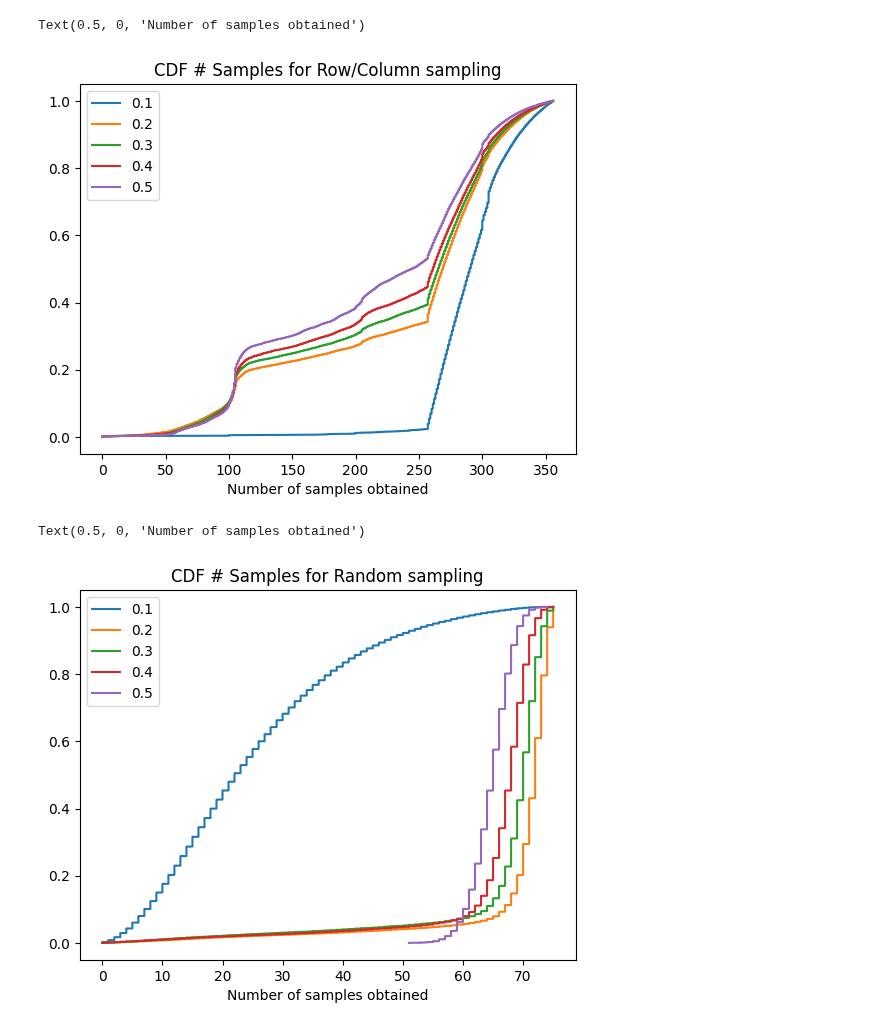
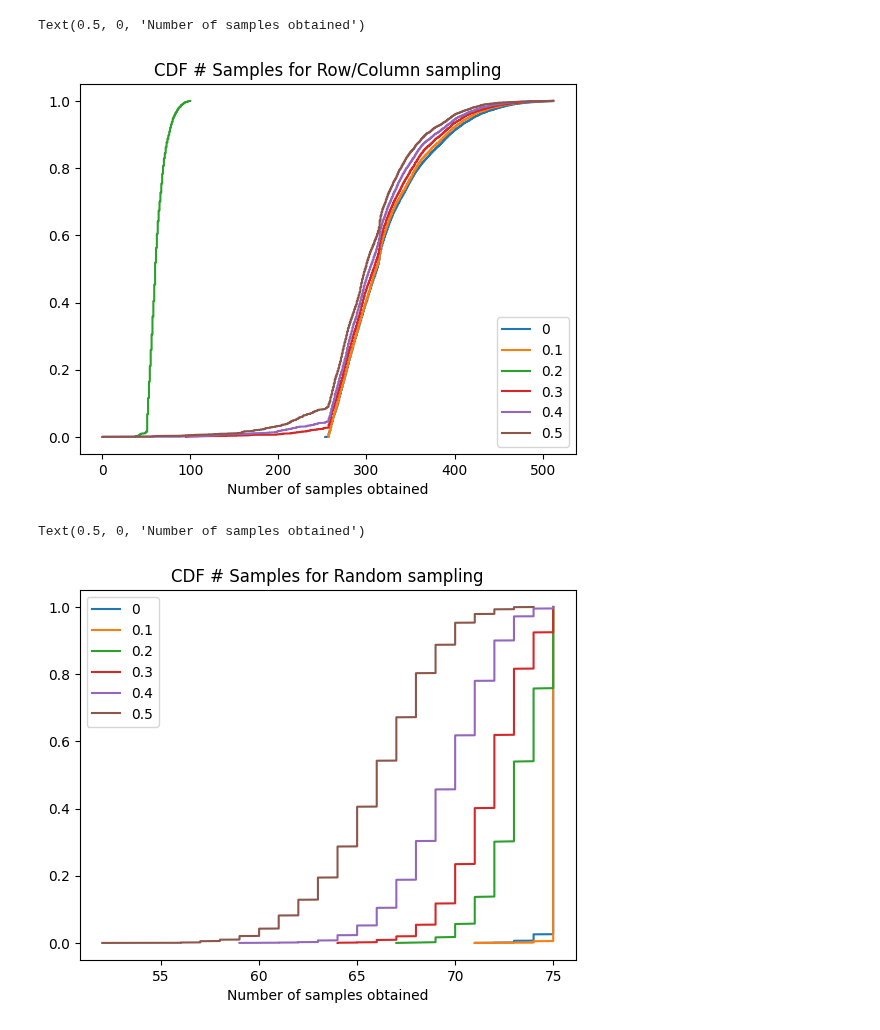
Before and after one commit to datahop/kademlia-simulator, a Jupyter notebook: simulator/python/graphs_evil.ipynb, the cells around one changed output. Cells and saved outputs as stored; diff of their text form; code cells hidden in the pictures.

```diff
--- a/simulator/python/graphs_evil.ipynb
+++ b/simulator/python/graphs_evil.ipynb
@@ -69,13 +69,14 @@ Text(0.5, 1.0, '# Total messages per type')
 fig3, ax3 = plt.subplots()
 
 evil_values = [0.1,0.2,0.3,0.4,0.5]
-ops_path_evil  = "../logsEvil"
+ops_path_evil  = "../logsEvilTest"
 
 
 op_evil=[]
 i = 0;
 
-vsdf = op_df.loc[(op_df['type'] == 'ValidatorSamplingOperation')]
+vsdftmp = op_df.loc[(op_df['type'] == 'ValidatorSamplingOperation')]
+vsdf = vsdftmp.loc[(vsdftmp['block'] == 0)]
 x = np.sort(vsdf['completion_time'])
 N = vsdf['completion_time'].count()
 y = np.arange(N) / float(N)
@@ -88,7 +89,9 @@ for val in evil_values:
 
    # print(op_evil[i])
     n_bins = 100
-    vsdf = op_evil[i].loc[(op_evil[i]['type'] == 'ValidatorSamplingOperation')]
+    vsdftmp = op_evil[i].loc[(op_evil[i]['type'] == 'ValidatorSamplingOperation')]
+    vsdf = vsdftmp[i].loc[(vsdftmp[i]['block'] == 0)]
+
     #print(vsdf['completion_time'].median())
     #print(vsdf)
     #n, bins, patches = ax3.hist(vsdf['completion_time'], n_bins, density=True, histtype='step',
@@ -121,7 +124,8 @@ fig8, ax8 = plt.subplots()
 
 i = 0;
 
-vsdf = op_df.loc[(op_df['type'] == 'ValidatorSamplingOperation')]
+vsdftmp = op_df.loc[(op_df['type'] == 'ValidatorSamplingOperation')]
+vsdf = vsdftmp.loc[(vsdftmp['block'] == 0)]
 x = np.sort(vsdf['hops'])
 N = vsdf['hops'].count()
 y = np.arange(N) / float(N)
@@ -131,7 +135,9 @@ for val in evil_values:
 
 
 #n_bins = 100
-    vsdf = op_evil[i].loc[(op_evil[i]['type'] == 'ValidatorSamplingOperation')]
+    vsdftmp = op_evil[i].loc[(op_evil[i]['type'] == 'ValidatorSamplingOperation')]
+    vsdf = vsdftmp[i].loc[(vsdftmp[i]['block'] == 0)]
+
     #print(op_df)
     #print(vsdf['hops'].mode())
     #n, bins, patches = ax8.hist(vsdf['hops'], n_bins, density=True, histtype='step',
@@ -158,7 +164,8 @@ fig4, ax4 = plt.subplots()
 i = 0;
 
 
-vsdf = op_df.loc[(op_df['type'] == 'RandomSamplingOperation')]
+vsdftmp = op_df.loc[(op_df['type'] == 'RandomSamplingOperation')]
+vsdf = vsdftmp.loc[(vsdftmp['block'] == 0)]
 x = np.sort(vsdf['completion_time'])
 N = vsdf['completion_time'].count()
 y = np.arange(N) / float(N)
@@ -167,8 +174,8 @@ ax4.plot(x, y, label='0')
 for val in evil_values:
 
     #n_bins = 100
-    rsdf =  op_evil[i].loc[(op_evil[i]['type'] == 'RandomSamplingOperation')]
-
+    vsdftmp = op_evil[i].loc[(op_evil[i]['type'] == 'RandomSamplingOperation')]
+    vsdf = vsdftmp[i].loc[(vsdftmp[i]['block'] == 0)]
     #n, bins, patches = ax4.hist(rsdf['completion_time'], n_bins, density=True, histtype='step',
     #                           cumulative=True, label='Empirical')
 
@@ -193,7 +200,8 @@ fig9, ax9 = plt.subplots()
 
 i = 0;
 
-vsdf = op_df.loc[(op_df['type'] == 'RandomSamplingOperation')]
+vsdftmp = op_df.loc[(op_df['type'] == 'RandomSamplingOperation')]
+vsdf = vsdftmp.loc[(vsdftmp['block'] == 0)]
 x = np.sort(vsdf['hops'])
 N = vsdf['hops'].count()
 y = np.arange(N) / float(N)
@@ -203,8 +211,9 @@ ax9.plot(x, y, label='0')
 for val in evil_values:
 
     #n_bins = 100
-    rsdf = op_evil[i].loc[(op_evil[i]['type'] == 'RandomSamplingOperation')]
-    #print(op_df)
+    vsdftmp = op_evil[i].loc[(op_evil[i]['type'] == 'RandomSamplingOperation')]
+    vsdf = vsdftmp[i].loc[(vsdftmp[i]['block'] == 0)]
+        #print(op_df)
     #print(vsdf['hops'].mode())
     #n, bins, patches = ax9.hist(vsdf['hops'], n_bins, density=True, histtype='step',
     #                           cumulative=True, label='Empirical')
@@ -276,37 +285,39 @@ fig6, ax6 = plt.subplots()
 
 i = 0;
 
-vsdf = op_df.loc[(op_df['type'] == 'ValidatorSamplingOperation')]
+vsdftmp = op_df.loc[(op_df['type'] == 'ValidatorSamplingOperation')]
+vsdf = vsdftmp.loc[(vsdftmp['block'] == 0)]
 x = np.sort(vsdf['samples'])
 N = vsdf['samples'].count()
 y = np.arange(N) / float(N)
 ax6.plot(x, y, label='0')
 
 
 for val in evil_values:
 
     n_bins = 100
-    vsdf = op_evil[i].loc[(op_evil[i]['type'] == 'ValidatorSamplingOperation')]
+    vsdftmp = op_evil[i].loc[(op_evil[i]['type'] == 'ValidatorSamplingOperation')]
+    vsdf = vsdftmp[i].loc[(vsdftmp[i]['block'] == 0)]
 
     x = np.sort(vsdf['samples'])
     N = vsdf['samples'].count()
     # get the cdf values of y
     y = np.arange(N) / float(N)
 
     ax6.plot(x, y, label=val)
 
     #print(vsdf['samples'].mode())
     i=i+1
     #n, bins, patches = ax6.hist(vsdf['samples'], n_bins, density=True, histtype='step',
     #                        cumulative=True, label=val)
 
 #ax6.set_xlim([0,4000])
 ax6.legend()
 ax6.set_title("CDF # Samples for Row/Column sampling")
 ax6.set_xlabel("Number of samples obtained")
 # %% [output]
 Text(0.5, 0, 'Number of samples obtained')
-[figure, old version]
+[figure, new version]
 # %%
 fig7, ax7 = plt.subplots()
 
@@ -321,7 +332,8 @@ fig7, ax7 = plt.subplots()
 
 i = 0;
 
-vsdf = op_df.loc[(op_df['type'] == 'RandomSamplingOperation')]
+vsdftmp = op_df.loc[(op_df['type'] == 'RandomSamplingOperation')]
+vsdf = vsdftmp.loc[(vsdftmp['block'] == 0)]
 x = np.sort(vsdf['samples'])
 N = vsdf['samples'].count()
 y = np.arange(N) / float(N)
@@ -330,8 +342,8 @@ ax7.plot(x, y, label='0')
 for val in evil_values:
 
     n_bins = 100
-    vsdf = op_evil[i].loc[(op_evil[i]['type'] == 'RandomSamplingOperation')]
-
+    vsdftmp = op_evil[i].loc[(op_evil[i]['type'] == 'RandomSamplingOperation')]
+    vsdf = vsdftmp[i].loc[(vsdftmp[i]['block'] == 0)]
     x = np.sort(vsdf['samples'])
     N = vsdf['samples'].count()
     # get the cdf values of y
@@ -347,4 +359,4 @@ ax7.set_title("CDF # Samples for Random sampling")
 ax7.set_xlabel("Number of samples obtained")
 # %% [output]
 Text(0.5, 0, 'Number of samples obtained')
-[figure, old version]
+[figure, new version]
```
Also changed, not shown: parts of 7 cells of this notebook, 10 other files.
